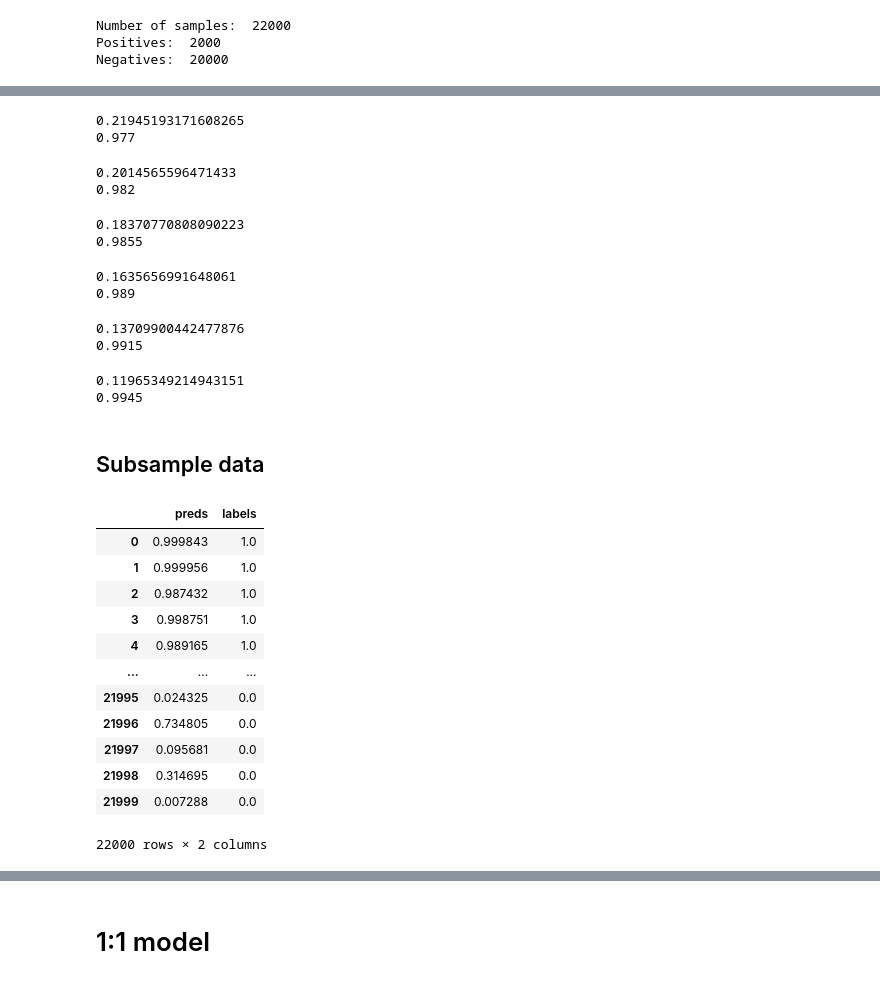
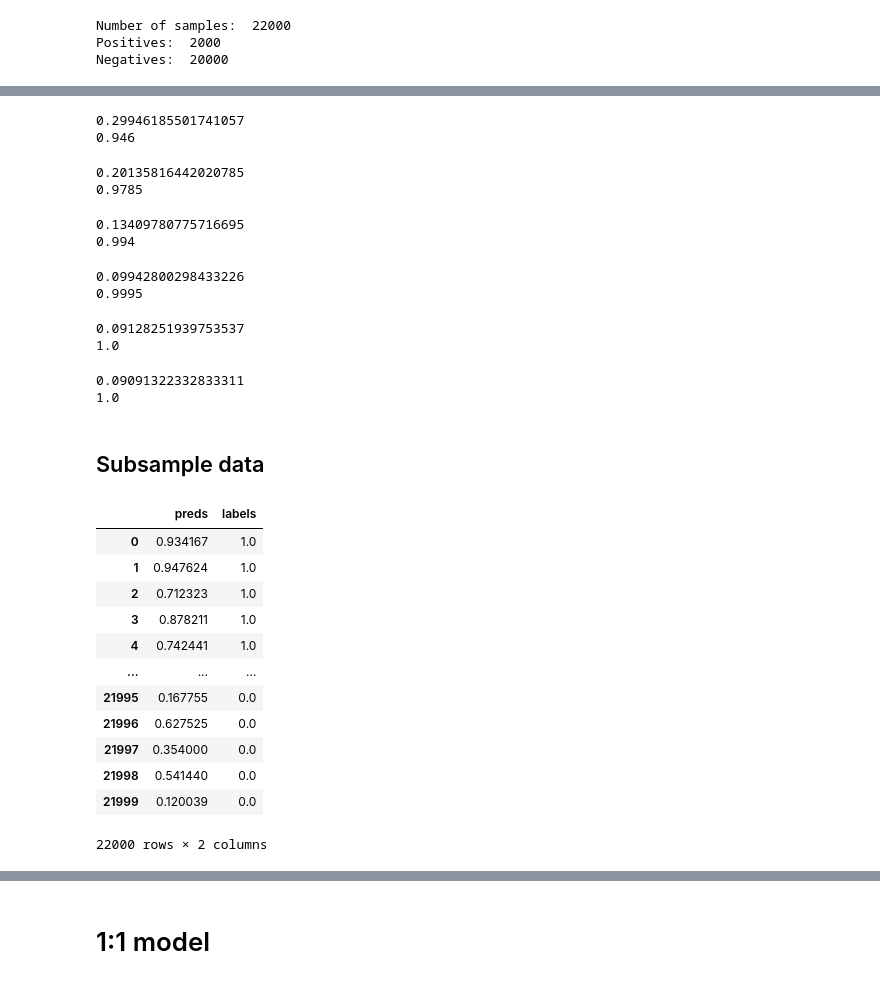
Before and after one commit to katarinagresova/AgoBind, a Jupyter notebook: experiments/Cascade.ipynb, the cells around one changed output, grey strips where cells are left out. Drawn from its saved outputs; the diff is of its cells as text; code cells hidden in the pictures.

```diff
--- a/experiments/Cascade.ipynb
+++ b/experiments/Cascade.ipynb
@@ -221,7 +230,7 @@ np.random.seed(RANDOM_STATE)
 train_df = train_df.sample(frac=1, random_state=RANDOM_STATE)
 print(train_df.head())
 ohe_data = one_hot_encoding(train_df)
-train_ohe, labels = ohe_data
+train_ohe, train_labels = ohe_data
 # %% [output]
                        miRNA  \
 45236   ACTGCATTATGAGCACTTAA
@@ -274,14 +283,14 @@ _________________________________________________________________
 # %%
-monitor_val_recall = EarlyStopping(monitor = 'val_recall', patience = 10)
+monitor_val_recall = EarlyStopping(monitor = 'val_recall', patience = 5)
 model_history = model.fit(
-    train_ohe, labels,
-    validation_split=0.05, epochs=30,
+    train_ohe, train_labels,
+    validation_split=0.05, epochs=20,
     batch_size=32,
-    class_weight={0: 1, 1: 500},#training_ratio},
+    class_weight={0: 1, 1: 10*training_ratio},
     callbacks=[monitor_val_recall]
     )
 
 plot_history(model_history)
 
-model.save("model_1_" + str(training_ratio) + "recall.h5")
+model.save("model_1_" + str(training_ratio) + "focal.h5")
 # %% [output]
@@ -298,6 +410,6 @@ Epoch 4/30
 dataset_ratio = '10'
 df = pd.read_csv("Datasets/test_set_1_" + dataset_ratio + "_CLASH2013_paper.tsv", sep='\t')
 ohe_data = one_hot_encoding(df)
-seq_ohe, labels = ohe_data
+test_ohe, test_labels = ohe_data
 # %%
 print("Number of samples: ", df.shape[0])
@@ -308,7 +420,7 @@ Number of samples:  22000
 Positives:  2000
 Negatives:  20000
 # %%
-model_10_recall_predictions = model.predict(seq_ohe)
+model_10_focal_predictions = model.predict(test_ohe)
 # %%
 from sklearn import metrics
 
@@ -333,52 +445,52 @@ def print_precision_recall(labels, model_10_recall_predictions, threshold = 0.5)
   print(precision)
   print(recall)
 # %%
-print_precision_recall(labels, model_10_recall_predictions, threshold = 0.5)
+print_precision_recall(test_labels, model_10_focal_predictions, threshold = 0.5)
 # %% [output]
-0.21945193171608265
-0.977
+0.29946185501741057
+0.946
 # %%
-print_precision_recall(labels, model_10_recall_predictions, threshold = 0.4)
+print_precision_recall(test_labels, model_10_focal_predictions, threshold = 0.4)
 # %% [output]
-0.2014565596471433
-0.982
+0.20135816442020785
+0.9785
 # %%
-print_precision_recall(labels, model_10_recall_predictions, threshold = 0.3)
+print_precision_recall(test_labels, model_10_focal_predictions, threshold = 0.3)
 # %% [output]
-0.18370770808090223
-0.9855
+0.13409780775716695
+0.994
 # %%
-print_precision_recall(labels, model_10_recall_predictions, threshold = 0.2)
+print_precision_recall(test_labels, model_10_focal_predictions, threshold = 0.2)
 # %% [output]
-0.1635656991648061
-0.989
+0.09942800298433226
+0.9995
 # %%
-print_precision_recall(labels, model_10_recall_predictions, threshold = 0.1)
+print_precision_recall(test_labels, model_10_focal_predictions, threshold = 0.1)
 # %% [output]
-0.13709900442477876
-0.9915
+0.09128251939753537
+1.0
 # %%
-print_precision_recall(labels, model_10_recall_predictions, threshold = 0.05)
+print_precision_recall(test_labels, model_10_focal_predictions, threshold = 0.05)
 # %% [output]
-0.11965349214943151
-0.9945
+0.09091322332833311
+1.0
 # %% [markdown]
 ## Subsample data
 # %%
-model_10_predictions_df = pd.DataFrame(np.array([model_10_recall_predictions[:,0], labels]).T, columns=['preds', 'labels'])
+model_10_predictions_df = pd.DataFrame(np.array([model_10_focal_predictions[:,0], test_labels]).T, columns=['preds', 'labels'])
 model_10_predictions_df
 # %% [output]
 |  | preds | labels |
-| 0 | 0.999843 | 1.0 |
-| 1 | 0.999956 | 1.0 |
-| 2 | 0.987432 | 1.0 |
-| 3 | 0.998751 | 1.0 |
-| 4 | 0.989165 | 1.0 |
+| 0 | 0.934167 | 1.0 |
+| 1 | 0.947624 | 1.0 |
+| 2 | 0.712323 | 1.0 |
+| 3 | 0.878211 | 1.0 |
+| 4 | 0.742441 | 1.0 |
 | ... | ... | ... |
-| 21995 | 0.024325 | 0.0 |
-| 21996 | 0.734805 | 0.0 |
-| 21997 | 0.095681 | 0.0 |
-| 21998 | 0.314695 | 0.0 |
-| 21999 | 0.007288 | 0.0 |
+| 21995 | 0.167755 | 0.0 |
+| 21996 | 0.627525 | 0.0 |
+| 21997 | 0.354000 | 0.0 |
+| 21998 | 0.541440 | 0.0 |
+| 21999 | 0.120039 | 0.0 |
 22000 rows × 2 columns
 # %%
```
Also changed, not shown: parts of 21 cells of this notebook.
